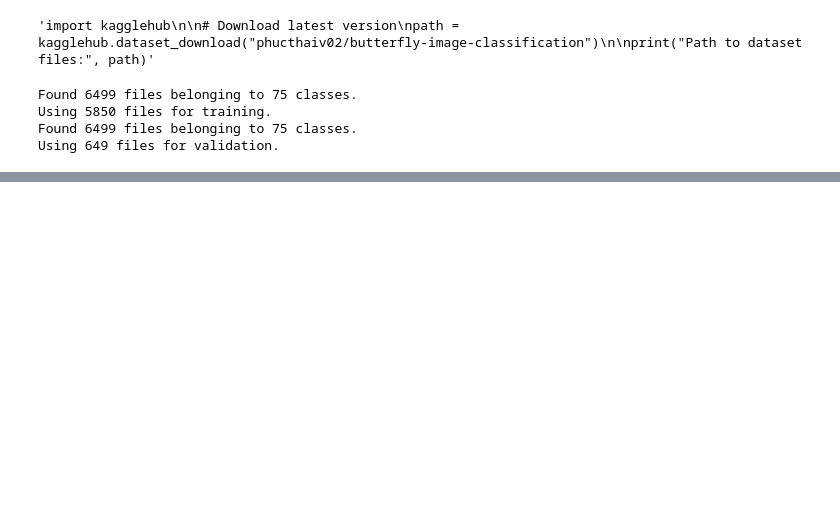
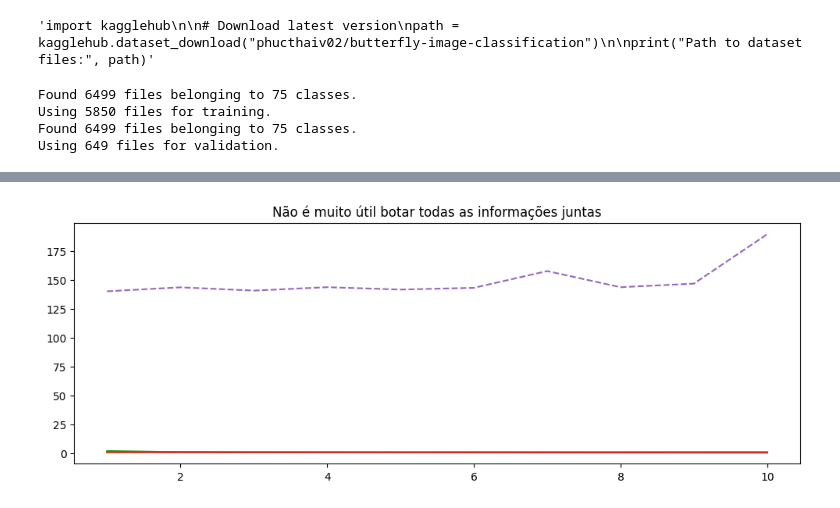
Before and after one commit to PedroQuinet/IC-UFRJ-Zanini, a Jupyter notebook: transfer_learning_reference_2/training_models_metodo2.ipynb, the cells around one changed output, grey strips where cells are left out. Drawn from its saved outputs; the diff is of its cells as text; code cells hidden in the pictures; blank space fills up the shorter version.

Commit message:
Comparação entre com/sem pretreino e modelo pequeno

```diff
--- a/transfer_learning_reference_2/training_models_metodo2.ipynb
+++ b/transfer_learning_reference_2/training_models_metodo2.ipynb
@@ -159,0 +201,24 @@ Shape das features de treino: (5850, 5, 5, 2048)
+# %%
+# Callback para pegar os tempos
+
+class TimingCallback(tf.keras.callbacks.Callback):
+    """Callback para registrar o tempo gasto em cada época."""
+
+    def __init__(self, logs={}):
+        self.times = [] # Lista para armazenar os tempos de cada época
+
+    def on_epoch_begin(self, epoch, logs={}):
+        """É chamado no início de uma época."""
+        self.starttime = time.time() # Registra o tempo de início
+
+    def on_epoch_end(self, epoch, logs={}):
+        """É chamado no final de uma época."""
+        # Calcula a duração e adiciona à lista
+        duration = time.time() - self.starttime
+        self.times.append(duration)
+
+time_callback = TimingCallback()
+# %%
+epochs = 10
+print("Fitting the top layer of the model")
+history = model.fit(train_ds, epochs=epochs, validation_data=validation_ds, callbacks=[time_callback])
@@ -159,0 +243,21 @@ Shape das features de treino: (5850, 5, 5, 2048)
+# %%
+# Extrair os dados do objeto history
+acc = history.history['accuracy']
+val_acc = history.history['val_accuracy']
+loss = history.history['loss']
+val_loss = history.history['val_loss']
+epoch_times = time_callback.times
+epochs_range = range(1, len(acc) + 1) # Só para não começar do 0
+# %%
+# Não vale a pena plotar tudo junto
+
+plt.figure(figsize=(12, 4))
+plt.plot(epochs_range, acc, label='Training Accuracy')
+plt.plot(epochs_range, val_acc, label='Validation Accuracy')
+plt.plot(epochs_range, loss, label='Training Loss')
+plt.plot(epochs_range, val_loss, label='Validation Loss')
+plt.plot(epochs_range, epoch_times, label='Epoch Time', linestyle='--')
+plt.title('Não é muito útil botar todas as informações juntas')
+plt.show()
+# %% [output]
+[figure, added]
```
Also changed, not shown: parts of 17 cells of this notebook, 2 other files.
